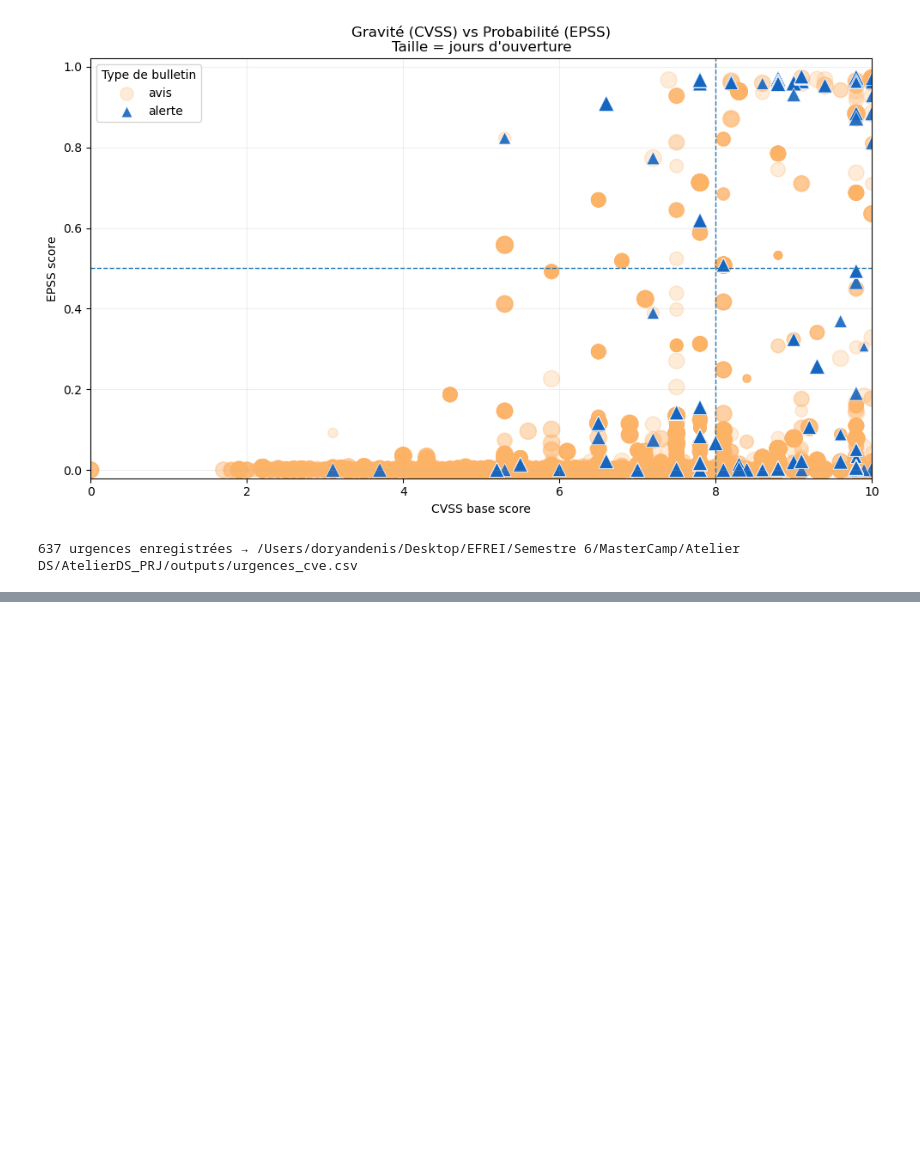
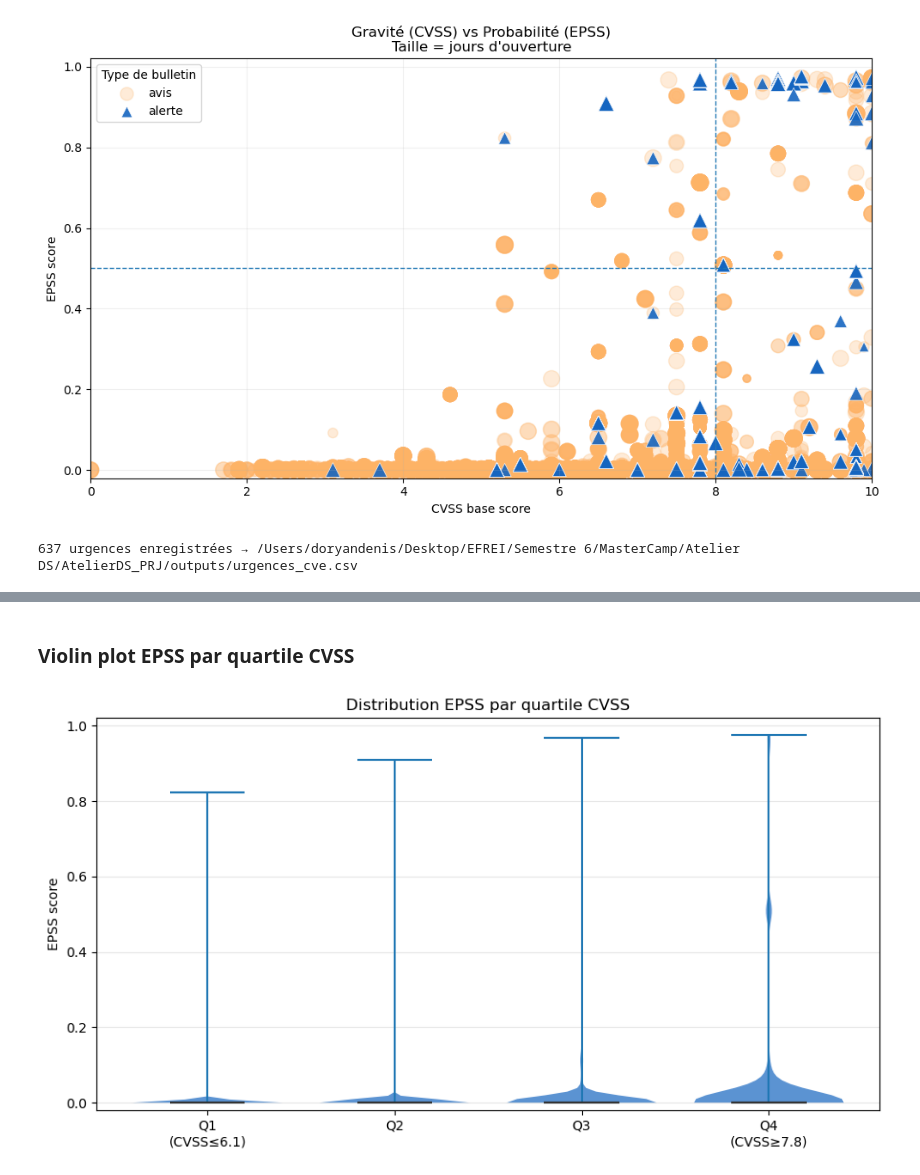
Before and after one commit to DorDNS/AtelierDS_PRJ, a Jupyter notebook: notebooks/analysis.ipynb, the cells around one changed output, grey strips where cells are left out. Drawn from its saved outputs; the diff is of its cells as text; code cells hidden in the pictures; blank space fills up the shorter version.

```diff
--- a/notebooks/analysis.ipynb
+++ b/notebooks/analysis.ipynb
@@ -97,0 +142,47 @@ print(f"{len(urgences)} urgences enregistrées → {OUTPUT_DIR / 'urgences_cve.c
+# %% [markdown]
+### Violin plot EPSS par quartile CVSS
+# %%
+# 1. Conserver uniquement lignes scorées
+d = df.dropna(subset=["cvss_score", "epss_score"]).copy()
+
+# 2. Quartiles basés sur la distribution CVSS
+d["cvss_quartile"] = pd.qcut(d["cvss_score"], q=4, labels=["Q1", "Q2", "Q3", "Q4"])
+
+# 3. Préparer les données pour le violin plot
+grouped_epss = [d[d["cvss_quartile"] == q]["epss_score"] for q in ["Q1", "Q2", "Q3", "Q4"]]
+
+plt.figure(figsize=(9, 5))
+parts = plt.violinplot(
+    grouped_epss,
+    showmeans=False,
+    showmedians=True,
+    widths=0.8
+)
+
+# 4. Esthétique basique
+for pc in parts["bodies"]:
+    pc.set_facecolor("#1565C0")
+    pc.set_alpha(0.7)
+
+median_color = "#333333"
+parts["cmedians"].set_color(median_color)
+
+quartile_labels = [
+    f"Q1\n(CVSS≤{d['cvss_score'].quantile(0.25):.1f})",
+    "Q2",
+    "Q3",
+    f"Q4\n(CVSS≥{d['cvss_score'].quantile(0.75):.1f})",
+]
+
+plt.xticks(
+    ticks=[1, 2, 3, 4],
+    labels=quartile_labels
+)
+plt.ylabel("EPSS score")
+plt.title("Distribution EPSS par quartile CVSS")
+plt.ylim(-0.02, 1.02)
+plt.grid(axis="y", alpha=0.3)
+plt.tight_layout()
+plt.show()
+# %% [output]
+[figure, added]
```
Also changed, not shown: parts of 8 cells of this notebook.
